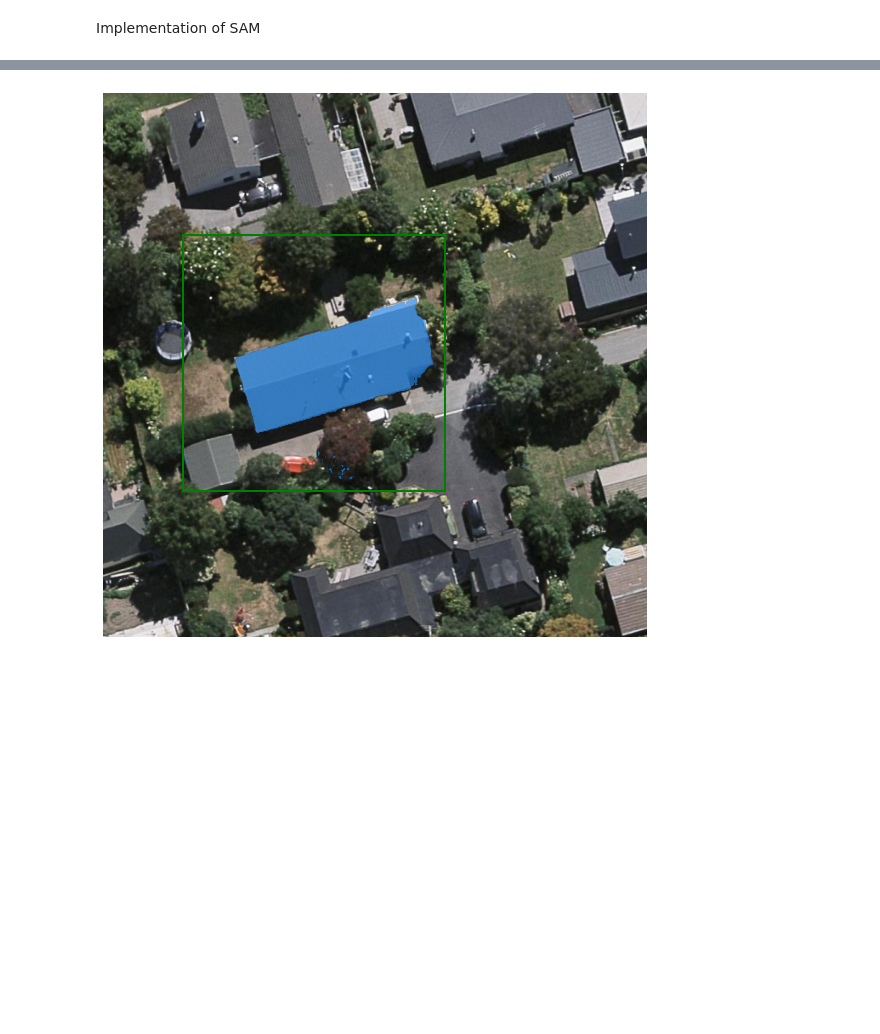
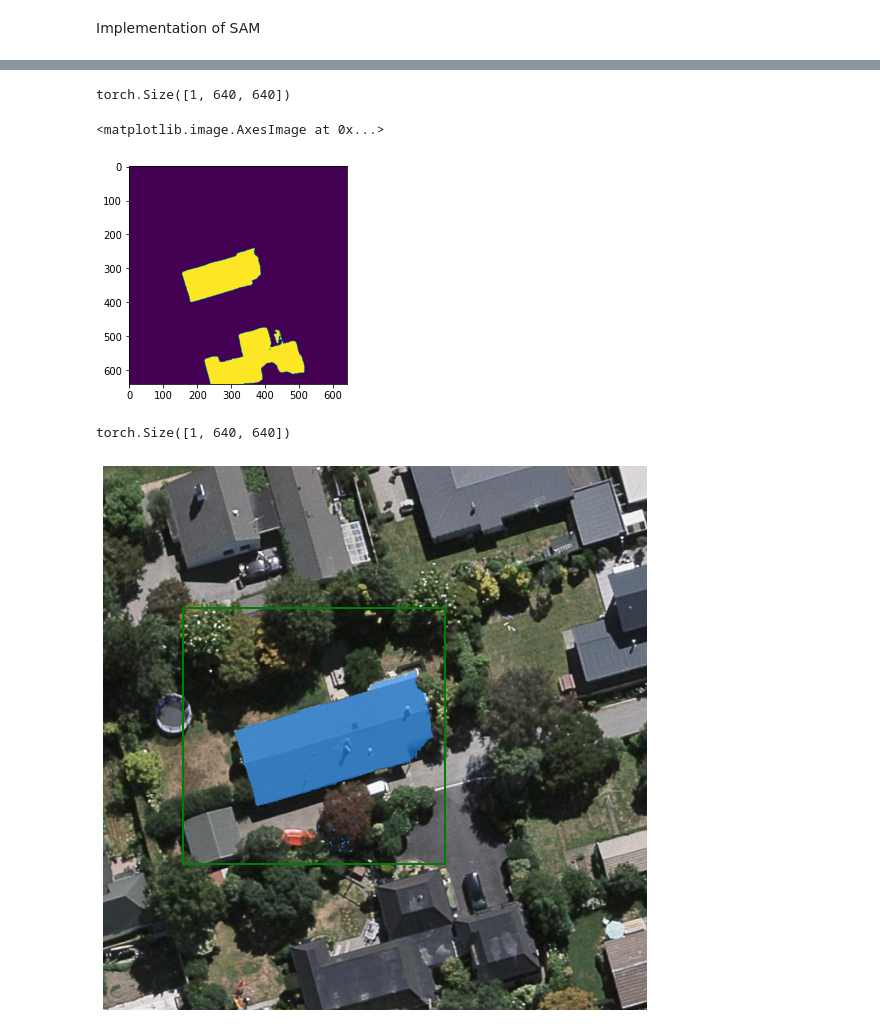
Before and after one commit to ondini/buildseg, a Jupyter notebook: dev.ipynb, the cells around one changed output, grey strips where cells are left out. Saved outputs shown, nothing was run; the diff lists cells and outputs as text; code cells hidden in the pictures; blank space fills up the shorter version.

```diff
--- a/dev.ipynb
+++ b/dev.ipynb
@@ -398,3 +414,16 @@ def show_box(box, ax):
+# %%
+masks.sum(axis=(0)).shape
+# %% [output]
+torch.Size([1, 640, 640])
+# %%
+plt.imshow(masks.sum(axis=(0))[0].detach().cpu().numpy())
+# %% [output]
+<matplotlib.image.AxesImage at 0x...>
+[figure, added]
+# %%
+mask.shape
+# %% [output]
+torch.Size([1, 640, 640])
 # %%
 masks, _, _ = predictor.predict(
     point_coords=None,
```
Also changed, not shown: parts of 4 cells of this notebook, 3 other files.
